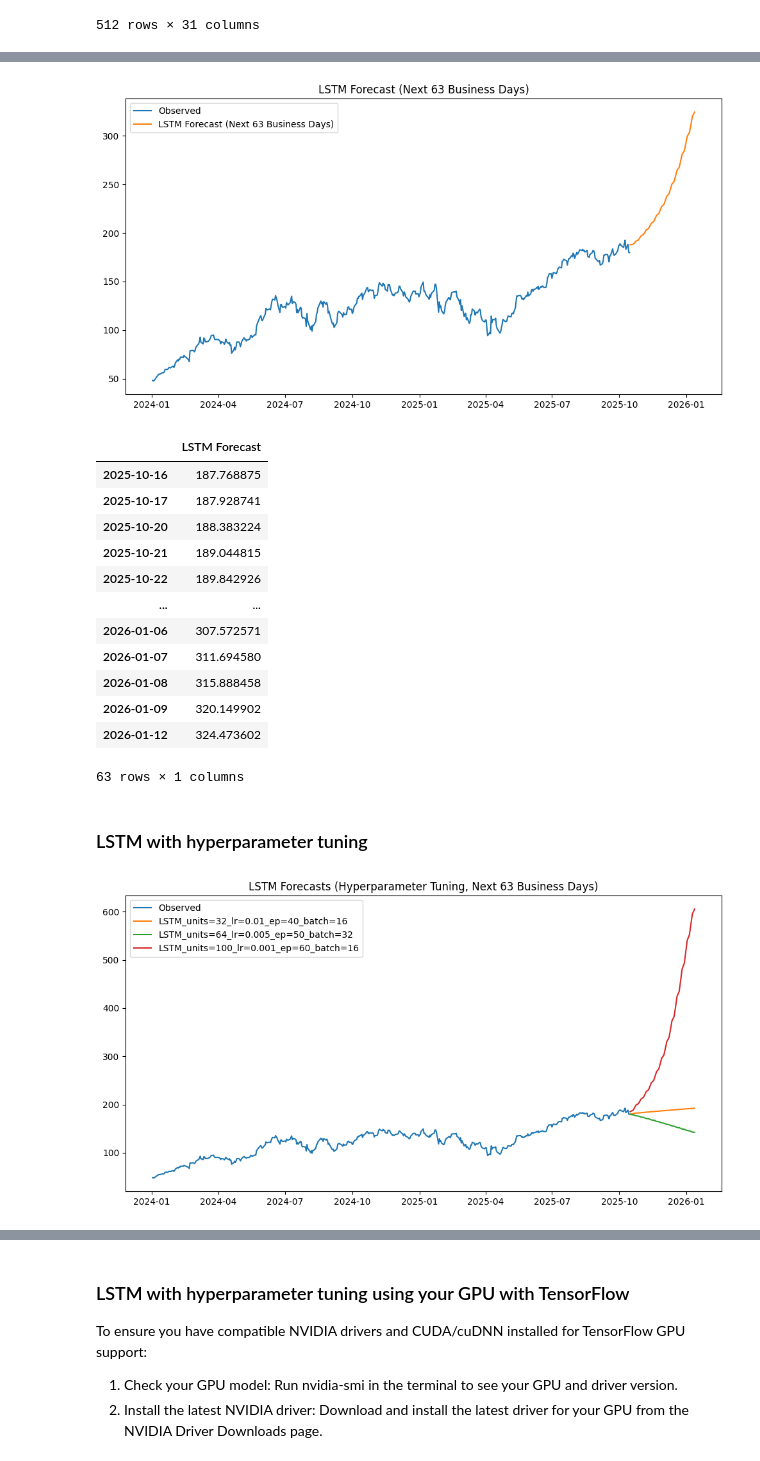
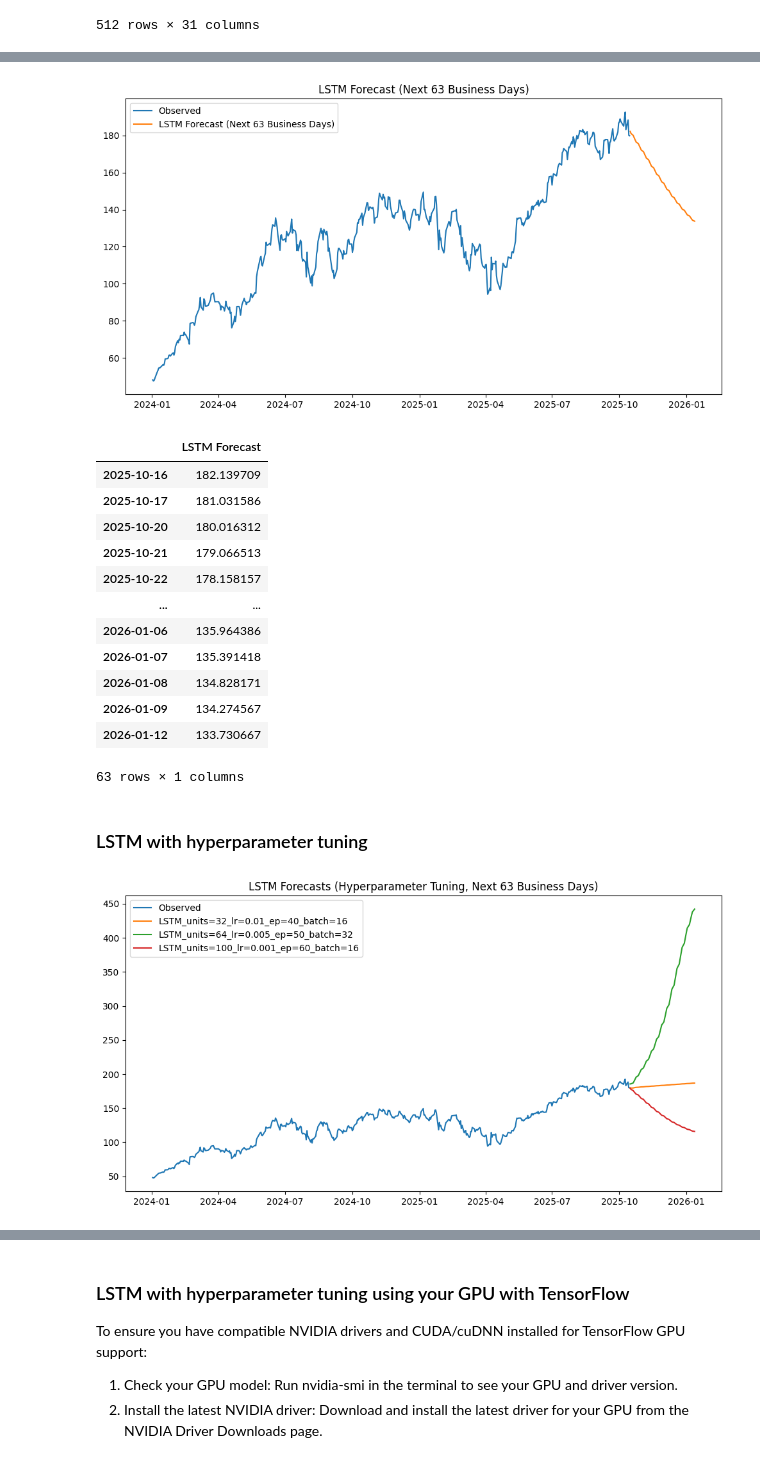
Before and after one commit to course-files/TimeSeriesForecastingandNeuralNetworks, a Jupyter notebook: 3_time_series_forecasting.ipynb, the cells around one changed output, grey strips where cells are left out. Saved outputs shown, nothing was run; the diff lists cells and outputs as text; code cells hidden in the pictures.

```diff
--- a/3_time_series_forecasting.ipynb
+++ b/3_time_series_forecasting.ipynb
@@ -592,6 +634,7 @@ The code scales the data, creates input sequences, splits into train/test, build
 # %%
 # --- Baseline LSTM using ts ---
-window_size = 12
+# TODO: Change from `window_size = 12` to `window_size = 63` for quarterly data
+window_size = 63
 
 # Scale the data
 scaler = MinMaxScaler()
@@ -608,57 +651,57 @@ def create_sequences(data, window_size):
 X, y = create_sequences(scaled_ts, window_size)
 X = X.reshape((X.shape[0], window_size, 1))
 
 # Build and train LSTM model
 model = Sequential([
     LSTM(50, activation='tanh', input_shape=(window_size, 1)),
     Dense(1)
 ])
 model.compile(optimizer='adam', loss='mse')
 model.fit(X, y, epochs=30, batch_size=16, validation_split=0.1, verbose=0)
 
 # Forecast next 63 business days
 last_sequence = scaled_ts[-window_size:].reshape(1, window_size, 1)
 future_preds_scaled = []
 for _ in range(63):
     pred = model.predict(last_sequence, verbose=0)
     future_preds_scaled.append(pred[0, 0])
     last_sequence = np.concatenate([last_sequence[:, 1:, :], pred.reshape(1, 1, 1)], axis=1)
 
 future_preds = scaler.inverse_transform(np.array(future_preds_scaled).reshape(-1, 1)).flatten()
 future_index = pd.date_range(start=ts.index[-1] + pd.offsets.BDay(1), periods=63, freq='B')
 
 # --- Plot the forecast ---
 plt.figure(figsize=(12, 6))
 plt.plot(ts, label='Observed')
 plt.plot(future_index, future_preds, label='LSTM Forecast (Next 63 Business Days)')
 plt.title('LSTM Forecast (Next 63 Business Days)')
 plt.legend()
 plt.show()
 # %% [output]
-[figure, old version]
+[figure, new version]
 # %%
 # --- Display forecasted data in a table ---
 forecast_table = pd.DataFrame({'LSTM Forecast': future_preds}, index=future_index)
 display(forecast_table)
 # %% [output]
 |  | LSTM Forecast |
-| 2025-10-16 | 187.768875 |
-| 2025-10-17 | 187.928741 |
-| 2025-10-20 | 188.383224 |
-| 2025-10-21 | 189.044815 |
-| 2025-10-22 | 189.842926 |
+| 2025-10-16 | 182.139709 |
+| 2025-10-17 | 181.031586 |
+| 2025-10-20 | 180.016312 |
+| 2025-10-21 | 179.066513 |
+| 2025-10-22 | 178.158157 |
 | ... | ... |
-| 2026-01-06 | 307.572571 |
-| 2026-01-07 | 311.694580 |
-| 2026-01-08 | 315.888458 |
-| 2026-01-09 | 320.149902 |
-| 2026-01-12 | 324.473602 |
+| 2026-01-06 | 135.964386 |
+| 2026-01-07 | 135.391418 |
+| 2026-01-08 | 134.828171 |
+| 2026-01-09 | 134.274567 |
+| 2026-01-12 | 133.730667 |
 63 rows × 1 columns
 # %% [markdown]
 ### LSTM with hyperparameter tuning
 # %%
 # --- Data Preparation ---
-window_size = 12
+window_size = 63
 scaler = MinMaxScaler()
 scaled_ts = scaler.fit_transform(ts.values.reshape(-1, 1))
 
@@ -710,7 +753,7 @@ plt.title('LSTM Forecasts (Hyperparameter Tuning, Next 63 Business Days)')
 plt.legend()
 plt.show()
 # %% [output]
-[figure, old version]
+[figure, new version]
 # %%
 display(results_df)
 # %% [output]
```
Also changed, not shown: parts of 2 cells of this notebook.
